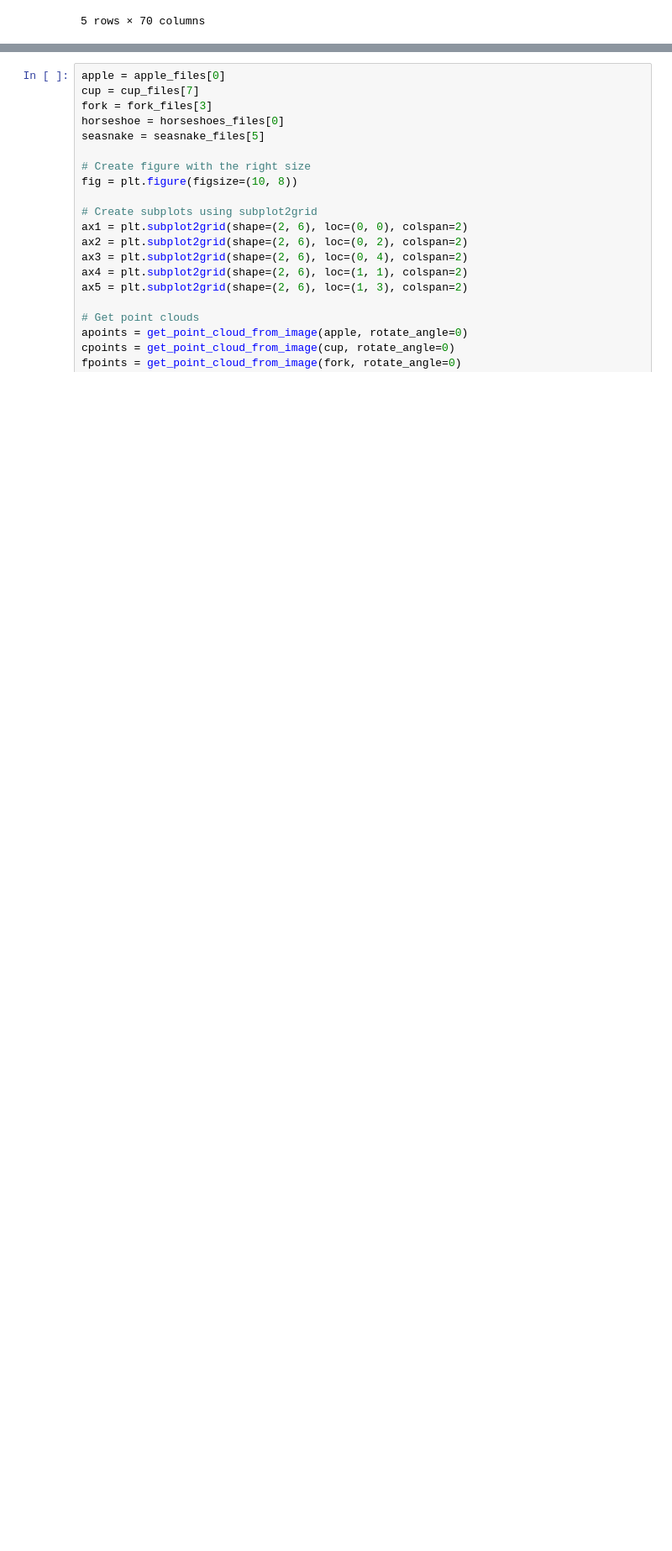
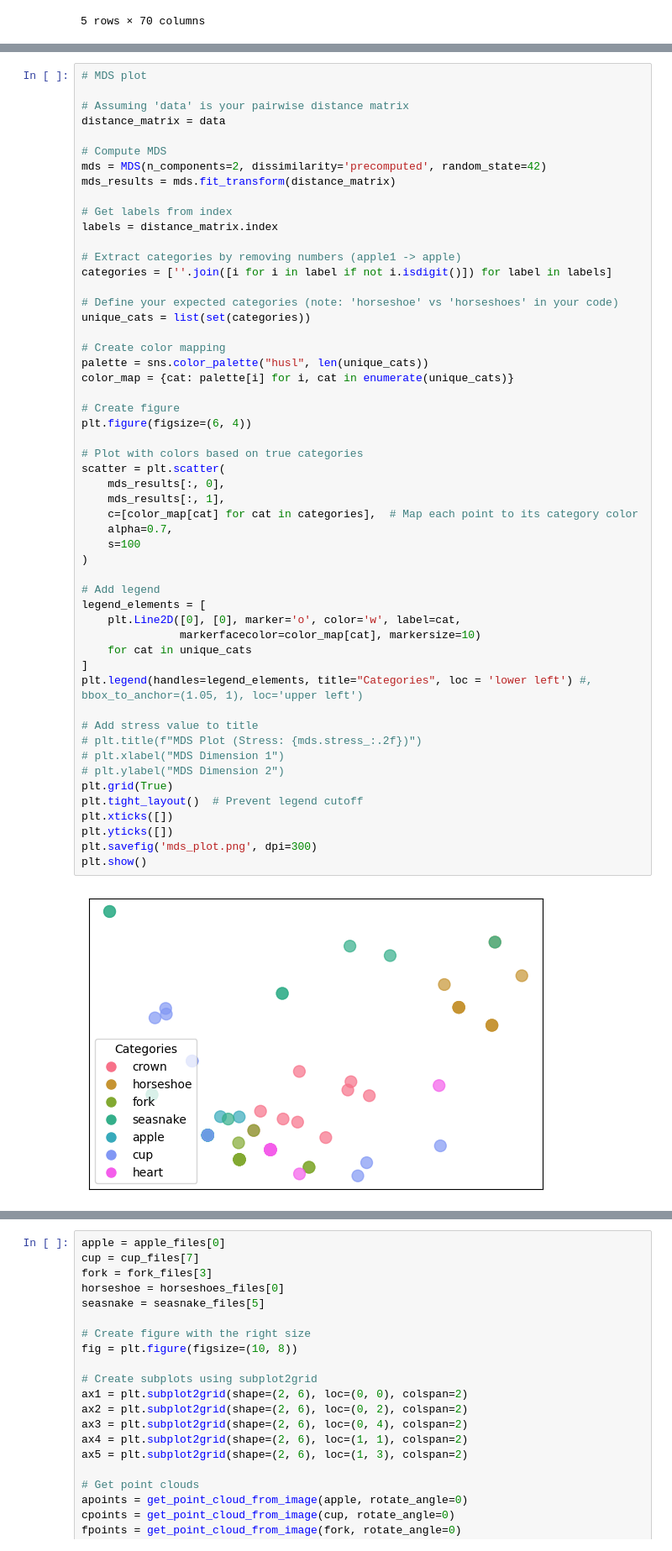
Before and after one commit to ishikaghosh2201/Mapper-Loss-Computation, a Jupyter notebook: workflow.ipynb, the cells around one changed output, grey strips where cells are left out. Shown: that part at 84% size. Drawn from its saved outputs; the diff is of its cells as text; blank space fills up the shorter version.

```diff
--- a/workflow.ipynb
+++ b/workflow.ipynb
@@ -354 +375,56 @@ df.head()
+# %%
+# MDS plot
+
+# Assuming 'data' is your pairwise distance matrix
+distance_matrix = data
+
+# Compute MDS
+mds = MDS(n_components=2, dissimilarity='precomputed', random_state=42)
+mds_results = mds.fit_transform(distance_matrix)
+
+# Get labels from index
+labels = distance_matrix.index
+
+# Extract categories by removing numbers (apple1 -> apple)
+categories = [''.join([i for i in label if not i.isdigit()]) for label in labels]
+
+# Define your expected categories (note: 'horseshoe' vs 'horseshoes' in your code)
+unique_cats = list(set(categories))
+
+# Create color mapping
+palette = sns.color_palette("husl", len(unique_cats))
+color_map = {cat: palette[i] for i, cat in enumerate(unique_cats)}
+
+# Create figure
+plt.figure(figsize=(6, 4))
+
+# Plot with colors based on true categories
+scatter = plt.scatter(
+    mds_results[:, 0],
+    mds_results[:, 1],
+    c=[color_map[cat] for cat in categories],  # Map each point to its category color
+    alpha=0.7,
+    s=100
+)
+
+# Add legend
+legend_elements = [
+    plt.Line2D([0], [0], marker='o', color='w', label=cat,
+               markerfacecolor=color_map[cat], markersize=10)
+    for cat in unique_cats
+]
+plt.legend(handles=legend_elements, title="Categories", loc = 'lower left') #, bbox_to_anchor=(1.05, 1), loc='upper left')
+
+# Add stress value to title
+# plt.title(f"MDS Plot (Stress: {mds.stress_:.2f})")
+# plt.xlabel("MDS Dimension 1")
+# plt.ylabel("MDS Dimension 2")
+plt.grid(True)
+plt.tight_layout()  # Prevent legend cutoff
+plt.xticks([])
+plt.yticks([])
+plt.savefig('mds_plot.png', dpi=300)
+plt.show()
+# %% [output]
+[figure, added]
 # %% [markdown]
```
Also changed, not shown: parts of 4 cells of this notebook.
